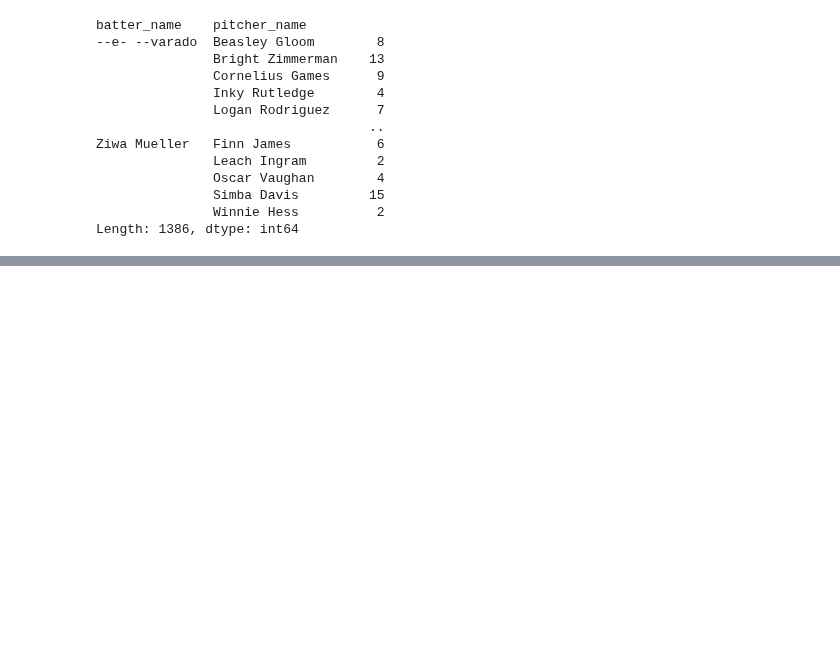
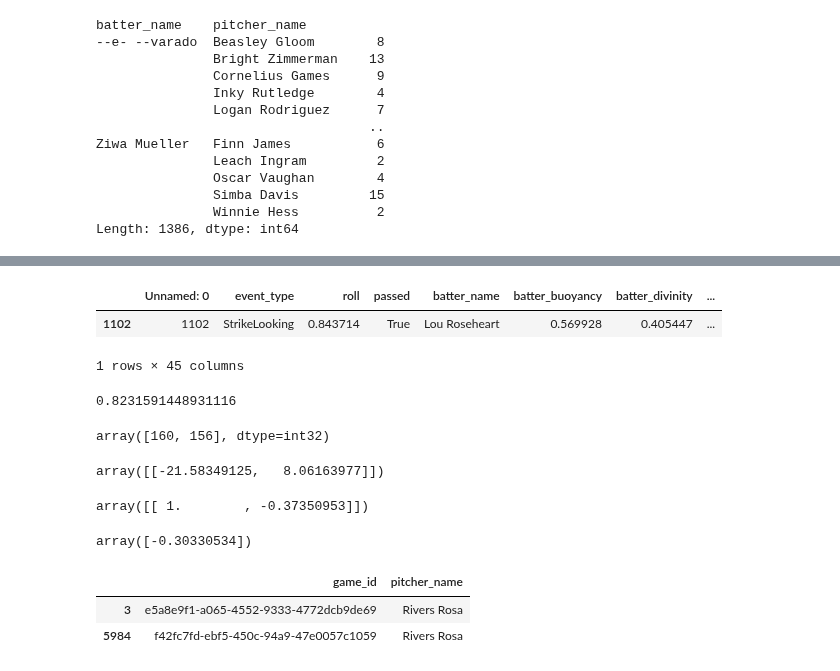
Before and after one commit to xSke/resim, a Jupyter notebook: find_roll_formula.ipynb, the cells around one changed output, grey strips where cells are left out. Cells and saved outputs as stored; diff of their text form; code cells hidden in the pictures; blank space fills up the shorter version.

```diff
--- a/find_roll_formula.ipynb
+++ b/find_roll_formula.ipynb
@@ -150,0 +179,34 @@ array([[-2.48681724,  0.64602498,  0.69436482,  0.71593056,  0.65916564,
+# %%
+df_strikes = df[df['event_type'] == "StrikeLooking"]
+# %%
+df_strikes[df_strikes.roll == df_strikes.roll.max()]
+# %% [output]
+|  | Unnamed: 0 | event_type | roll | passed | batter_name | batter_buoyancy | batter_divinity | ... |
+| 1102 | 1102 | StrikeLooking | 0.843714 | True | Lou Roseheart | 0.569928 | 0.405447 | ... |
+1 rows × 45 columns
+# %%
+trainedsvm.score(X, y)
+# %% [output]
+0.8231591448931116
+# %%
+trainedsvm.n_support_
+# %% [output]
+array([160, 156], dtype=int32)
+# %%
+coef
+# %% [output]
+array([[-21.58349125,   8.06163977]])
+# %%
+coef_scaled
+# %% [output]
+array([[ 1.        , -0.37350953]])
+# %%
+intercept_scaled
+# %% [output]
+array([-0.30330534])
+# %%
+df2.groupby('game_id').head(1)[['game_id', 'pitcher_name']].sort_values('game_id')
+# %% [output]
+|  | game_id | pitcher_name |
+| 3 | e5a8e9f1-a065-4552-9333-4772dcb9de69 | Rivers Rosa |
+| 5984 | f42fc7fd-ebf5-450c-94a9-47e0057c1059 | Rivers Rosa |
```
Also changed, not shown: parts of 13 cells of this notebook.
